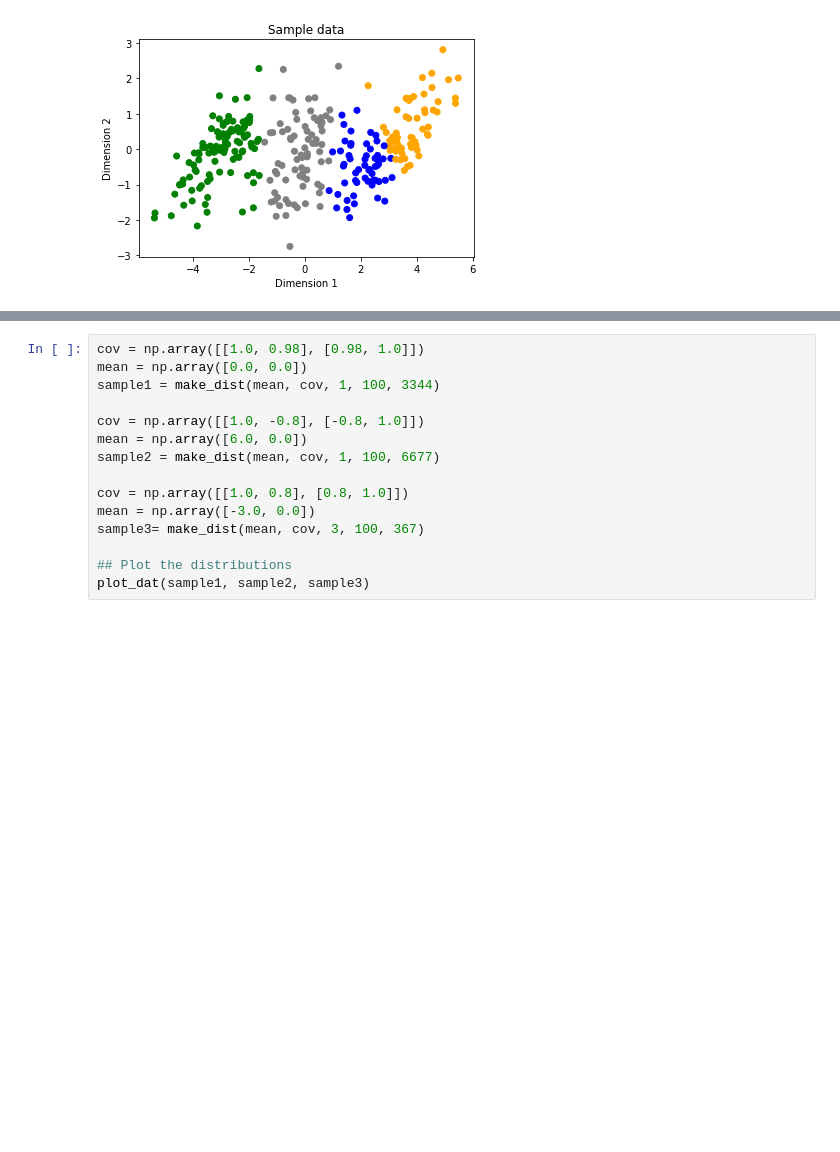
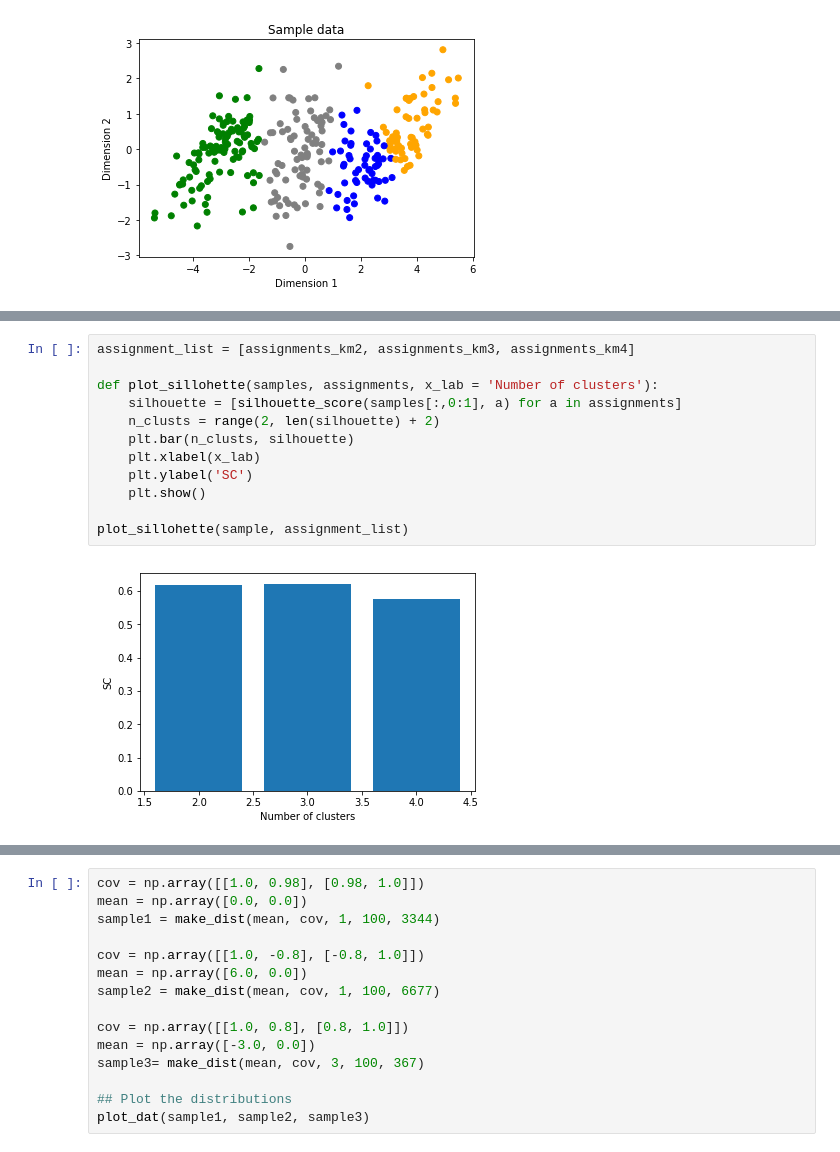
Before and after one commit to syslin/-MicrosoftLearning-Principles-of-Machine-Learning-Python, a Jupyter notebook: Module7/IntroToUnsupervisedLearning.ipynb, the cells around one changed output, grey strips where cells are left out. Cells and saved outputs as stored; diff of their text form; blank space fills up the shorter version.

```diff
--- a/Module7/IntroToUnsupervisedLearning.ipynb
+++ b/Module7/IntroToUnsupervisedLearning.ipynb
@@ -125,0 +301,14 @@ plot_clusters(sample, assignments_ag4)
+# %%
+assignment_list = [assignments_km2, assignments_km3, assignments_km4]
+
+def plot_sillohette(samples, assignments, x_lab = 'Number of clusters'):
+    silhouette = [silhouette_score(samples[:,0:1], a) for a in assignments]
+    n_clusts = range(2, len(silhouette) + 2)
+    plt.bar(n_clusts, silhouette)
+    plt.xlabel(x_lab)
+    plt.ylabel('SC')
+    plt.show()
+
+plot_sillohette(sample, assignment_list)
+# %% [output]
+[figure, added]
```
Also changed, not shown: parts of 48 cells of this notebook.
